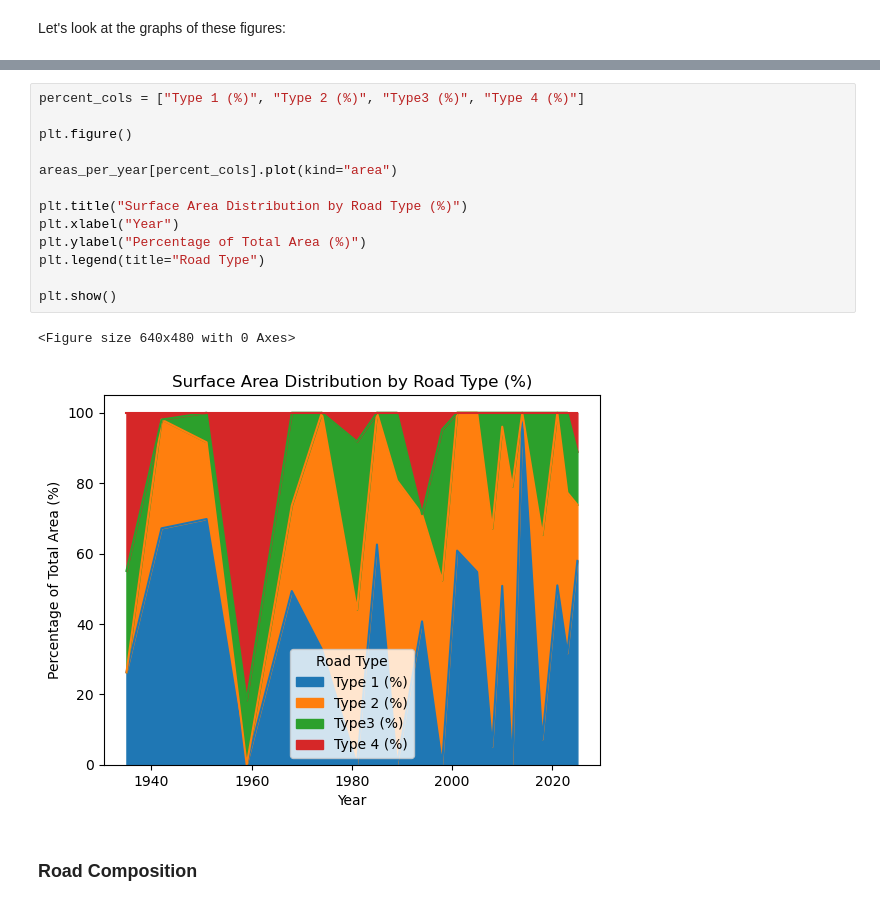
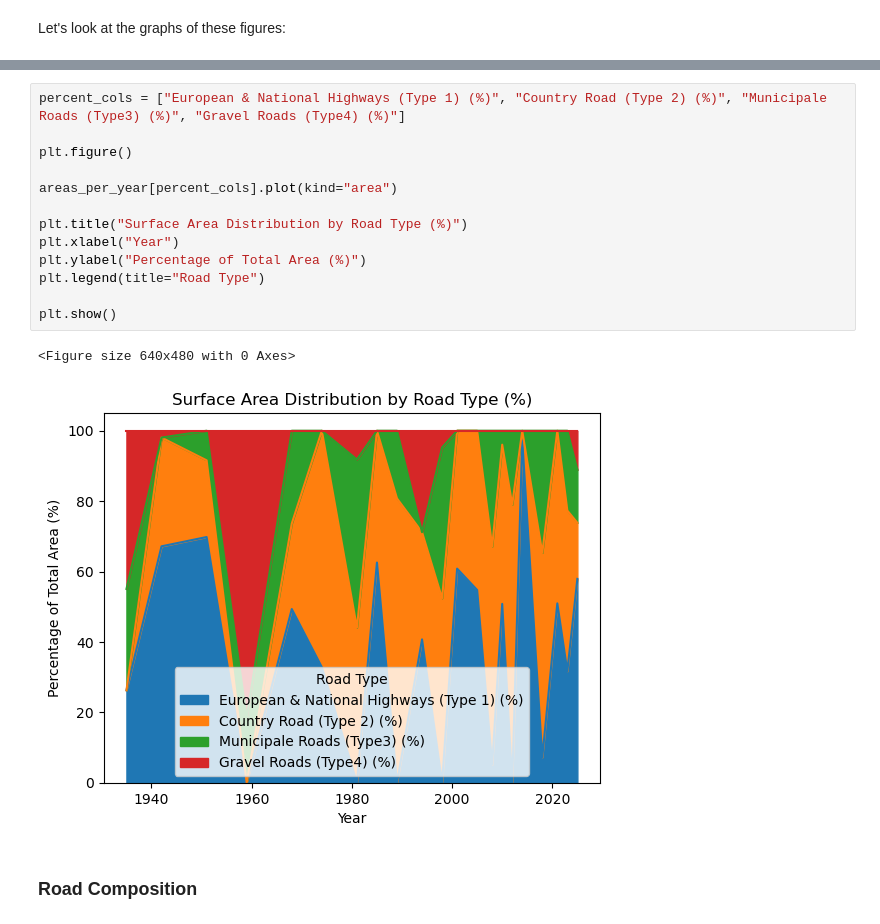
Before and after one commit to leolibe/master_thesis, a Jupyter notebook: data_processing/01.Raw_processing/raw_data_processing.ipynb, the cells around one changed output, grey strips where cells are left out. Drawn from its saved outputs; the diff is of its cells as text.

```diff
--- a/data_processing/01.Raw_processing/raw_data_processing.ipynb
+++ b/data_processing/01.Raw_processing/raw_data_processing.ipynb
@@ -157,19 +157,19 @@ plt.show()
 # %%
-percent_cols = ["Type 1 (%)", "Type 2 (%)", "Type3 (%)", "Type 4 (%)"]
+percent_cols = ["European & National Highways (Type 1) (%)", "Country Road (Type 2) (%)", "Municipale Roads (Type3) (%)", "Gravel Roads (Type4) (%)"]
 
 plt.figure()
 
 areas_per_year[percent_cols].plot(kind="area")
 
 plt.title("Surface Area Distribution by Road Type (%)")
 plt.xlabel("Year")
 plt.ylabel("Percentage of Total Area (%)")
 plt.legend(title="Road Type")
 
 plt.show()
 # %% [output]
 <Figure size 640x480 with 0 Axes>
-[figure, old version]
+[figure, new version]
 # %% [markdown]
 ### Road Composition
 # %% [markdown]
```
Also changed, not shown: parts of 33 cells of this notebook, 2 other files.
